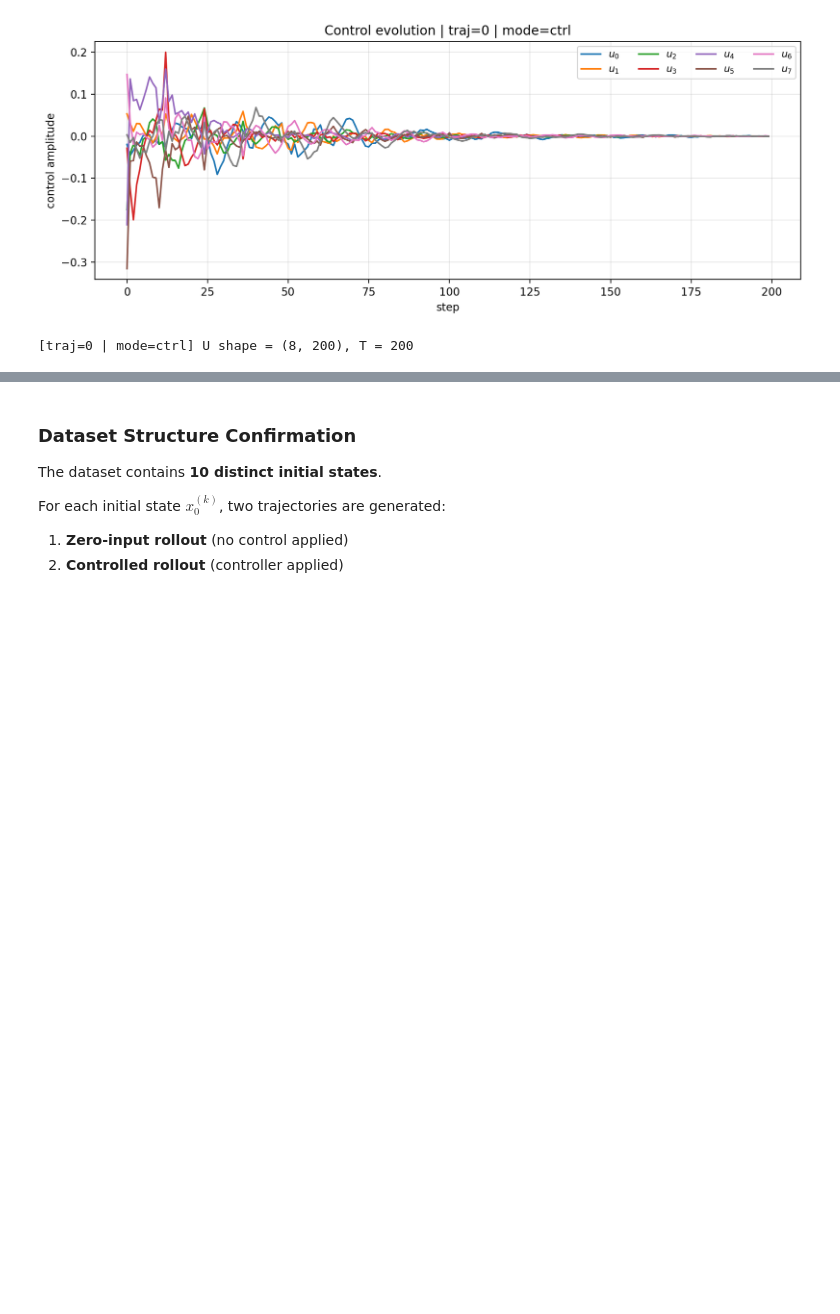
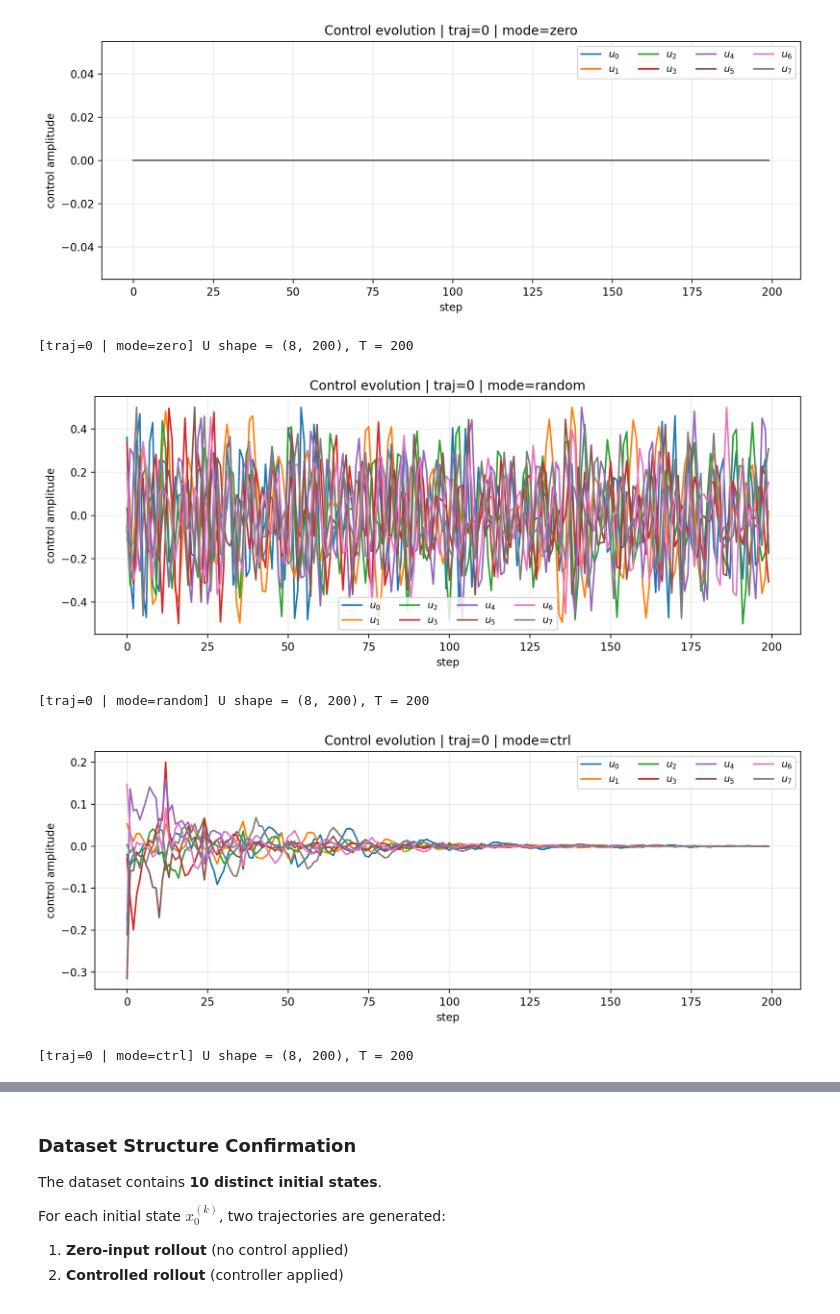
Before and after one commit to SOLARIS-JHU/controlgym, a Jupyter notebook: linearPDE_data_gen.ipynb, the cells around one changed output, grey strips where cells are left out. Saved outputs shown, nothing was run; the diff lists cells and outputs as text; code cells hidden in the pictures; blank space fills up the shorter version.

```diff
--- a/linearPDE_data_gen.ipynb
+++ b/linearPDE_data_gen.ipynb
@@ -206,8 +243,15 @@ def generate_controlled_dataset(
 # %%
 data = generate_controlled_dataset(
     env_id="wave",
-    n_traj=2,
+    n_traj=3,
     ctrl_mode="lqg",
+    random_signal_kwargs={
+        "signal_mode": "manual",
+        "freq_range": (1, 3),
+        "min_val": -0.5,
+        "max_val": 0.5,
+        "amp_range": (10, 20),
+    },
     n_state=200,
     n_observation=200,
     n_action=8,
@@ -264,25 +307,27 @@ T_zero / T_ctrl: 200 200
 import tempfile
 from controlgym.helpers.plotting import _plot_pde, _plot_coupled_pde
 import matplotlib.pyplot as plt
+
+
+def _validate_dataset_mode(mode: str) -> None:
+    if mode not in DATASET_MODES:
+        raise ValueError(f"mode must be one of {DATASET_MODES}.")
+
 
 def _plot_single_from_data(data, traj_idx: int, mode: str, contour=True, surface3d=False, dpi=300):
     """
     Plot one trajectory from `data` in the same style as gym.save(...).
 
     mode:
-        "zero" -> uses X_zero / T_zero
-        "ctrl" -> uses X_ctrl / T_ctrl
+        "zero", "random", or "ctrl"
     """
-    if mode not in {"zero", "ctrl"}:
-        raise ValueError("mode must be 'zero' or 'ctrl'")
-
-    X_key, T_key = ("X_zero", "T_zero") if mode == "zero" else ("X_ctrl", "T_ctrl")
+    _validate_dataset_mode(mode)
 
     env_kwargs = dict(data.get("env_kwargs", {}))
     env = gym.make(data["env_id"], **env_kwargs)
 
-    T = int(data[T_key][traj_idx])
-    X = data[X_key][traj_idx, :, : T + 1]  # crop valid horizon
+    T = int(data["T"][mode][traj_idx])
+    X = data["X"][mode][traj_idx, :, : T + 1]  # crop valid horizon
 
     env.n_steps = T
     env.state_traj = X
@@ -310,21 +355,18 @@ def _plot_single_from_data(data, traj_idx: int, mode: str, contour=True, surface
                 dpi=dpi,
             )
 
+
 def _plot_controls_from_data(data, traj_idx: int, mode: str, dpi=300):
     """
     Plot all actuator control signals over time for one trajectory from `data`.
 
     mode:
-        "zero" -> uses U_zero / T_zero
-        "ctrl" -> uses U_ctrl / T_ctrl
+        "zero", "random", or "ctrl"
     """
-    if mode not in {"zero", "ctrl"}:
-        raise ValueError("mode must be 'zero' or 'ctrl'")
+    _validate_dataset_mode(mode)
 
-    U_key, T_key = ("U_zero", "T_zero") if mode == "zero" else ("U_ctrl", "T_ctrl")
-
-    T = int(data[T_key][traj_idx])
-    U = data[U_key][traj_idx, :, :T]  # (n_action, T)
+    T = int(data["T"][mode][traj_idx])
+    U = data["U"][mode][traj_idx, :, :T]  # (n_action, T)
     time = np.arange(T)
 
     fig, ax = plt.subplots(figsize=(10, 4), dpi=dpi)
@@ -359,11 +403,16 @@ _plot_single_from_data(data, int(traj_idx), mode="ctrl", contour=contour,  surfa
 # %%
 # Preview actuator trajectories before generating the large dataset
 traj_idx = 0
+_plot_controls_from_data(data, traj_idx=traj_idx, mode="zero", dpi=200)
+_plot_controls_from_data(data, traj_idx=traj_idx, mode="random", dpi=200)
 _plot_controls_from_data(data, traj_idx=traj_idx, mode="ctrl", dpi=200)
-# _plot_controls_from_data(data, traj_idx=traj_idx, mode="zero", dpi=200)
 # %% [output]
-[figure, old version]
+[figure, new version]
-[traj=0 | mode=ctrl] U shape = (8, 200), T = 200
+[traj=0 | mode=zero] U shape = (8, 200), T = 200
+[figure, added]
+[traj=0 | mode=random] U shape = (8, 200), T = 200
+[figure, added]
+[traj=0 | mode=ctrl] U shape = (8, 200), T = 200
 # %%
 import json
 
```
Also changed, not shown: parts of 12 cells of this notebook.
